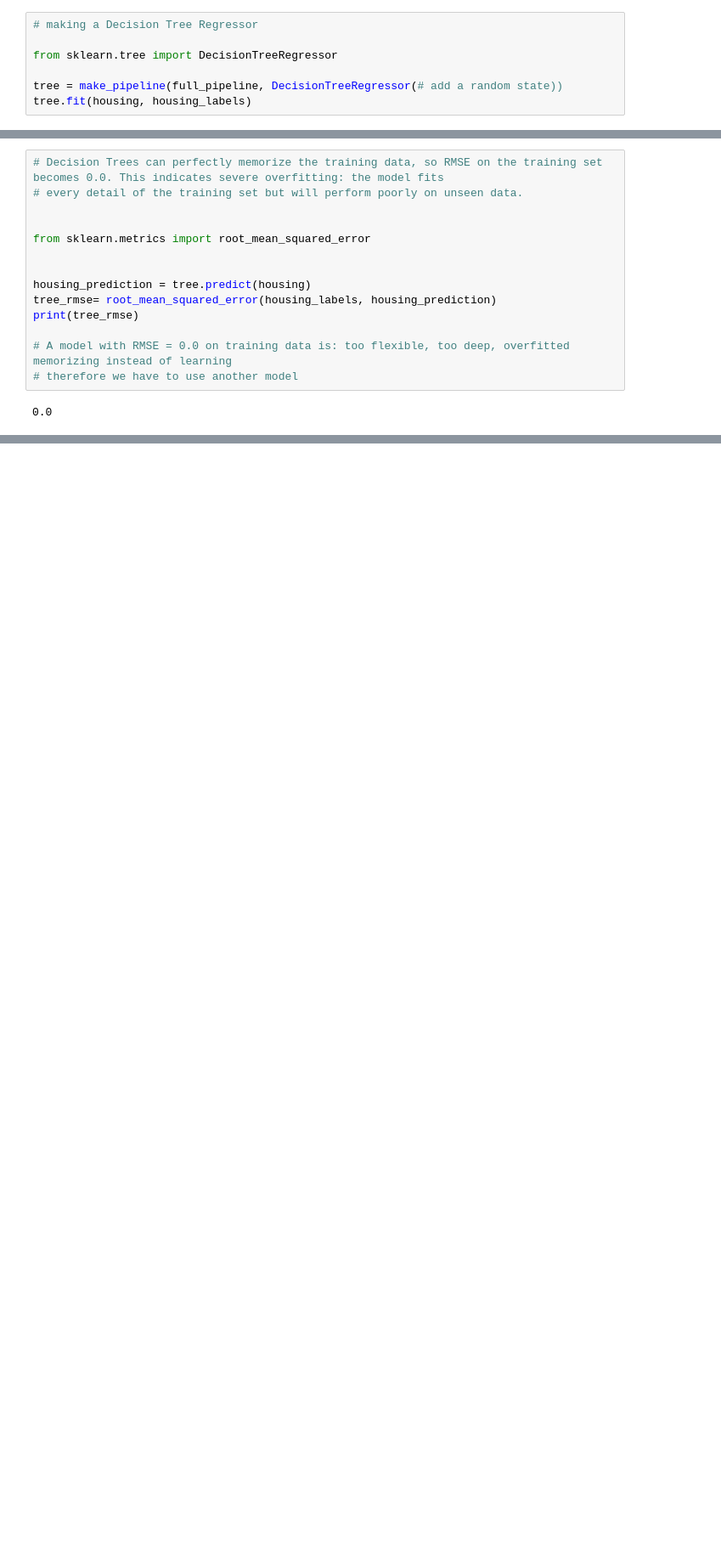
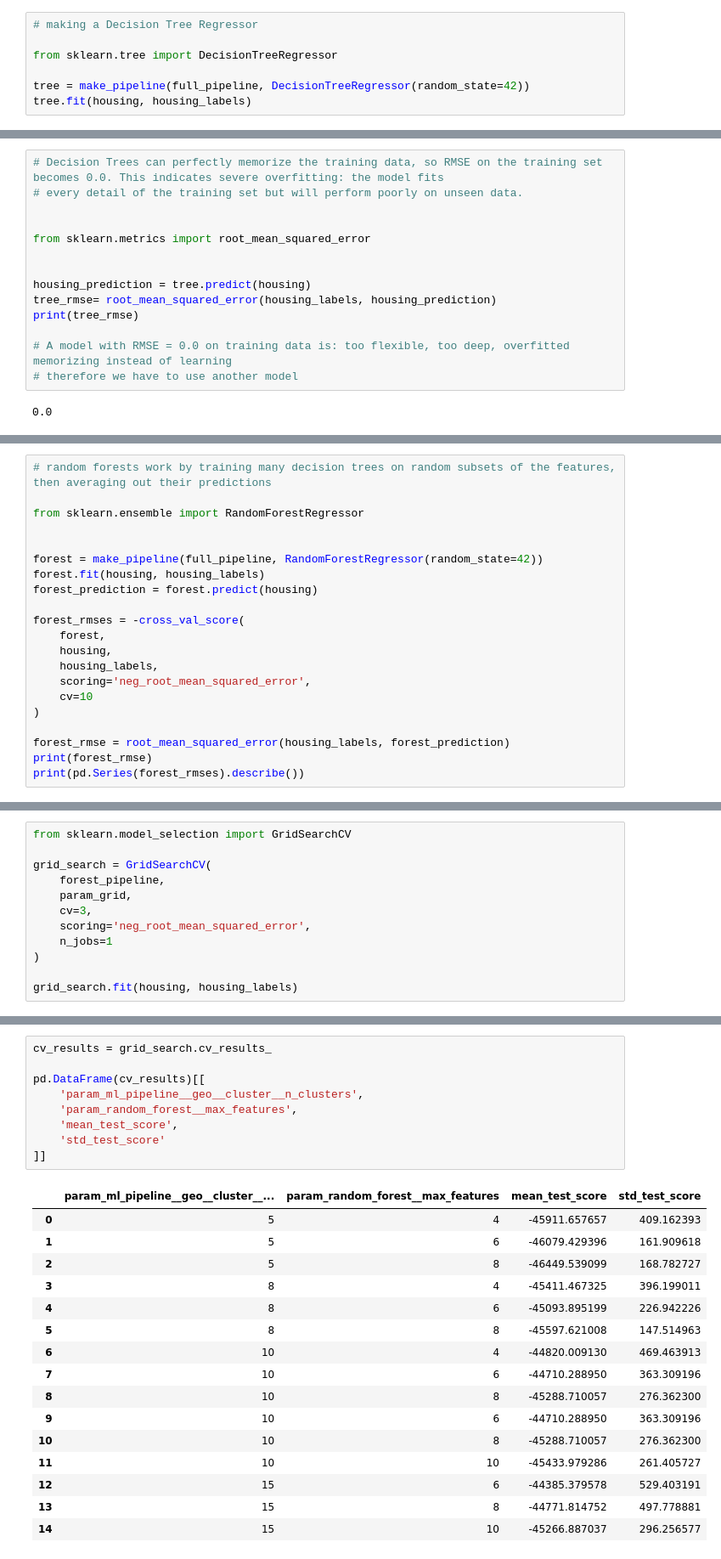
Before and after one commit to Dev-Flurssy/ml-projects, a Jupyter notebook: projects/Regression/Califonia Housing Prediction Model.ipynb, the cells around one changed output, grey strips where cells are left out. Shown at 85% size. Saved outputs shown, nothing was run; the diff lists cells and outputs as text; blank space fills up the shorter version.

```diff
--- a/projects/Regression/Califonia Housing Prediction Model.ipynb
+++ b/projects/Regression/Califonia Housing Prediction Model.ipynb
@@ -441,7 +464,7 @@ Actual RMSE on train set: 66175.98072435561
 
 from sklearn.tree import DecisionTreeRegressor
 
-tree = make_pipeline(full_pipeline, DecisionTreeRegressor(# add a random state))
+tree = make_pipeline(full_pipeline, DecisionTreeRegressor(random_state=42))
 tree.fit(housing, housing_labels)
 # %% [output]
 Pipeline(steps=[('columntransformer',
@@ -479,0 +561,21 @@ print(tree_rmse)
+# %%
+# random forests work by training many decision trees on random subsets of the features, then averaging out their predictions
+
+from sklearn.ensemble import RandomForestRegressor
+
+
+forest = make_pipeline(full_pipeline, RandomForestRegressor(random_state=42))
+forest.fit(housing, housing_labels)
+forest_prediction = forest.predict(housing)
+
+forest_rmses = -cross_val_score(
+    forest,
+    housing,
+    housing_labels,
+    scoring='neg_root_mean_squared_error',
+    cv=10
+)
+
+forest_rmse = root_mean_squared_error(housing_labels, forest_prediction)
+print(forest_rmse)
+print(pd.Series(forest_rmses).describe())
@@ -479,0 +624,12 @@ print(tree_rmse)
+# %%
+from sklearn.model_selection import GridSearchCV
+
+grid_search = GridSearchCV(
+    forest_pipeline,
+    param_grid,
+    cv=3,
+    scoring='neg_root_mean_squared_error',
+    n_jobs=1
+)
+
+grid_search.fit(housing, housing_labels)
@@ -479,0 +660,26 @@ print(tree_rmse)
+# %%
+cv_results = grid_search.cv_results_
+
+pd.DataFrame(cv_results)[[
+    'param_ml_pipeline__geo__cluster__n_clusters',
+    'param_random_forest__max_features',
+    'mean_test_score',
+    'std_test_score'
+]]
+# %% [output]
+|  | param_ml_pipeline__geo__cluster__... | param_random_forest__max_features | mean_test_score | std_test_score |
+| 0 | 5 | 4 | -45911.657657 | 409.162393 |
+| 1 | 5 | 6 | -46079.429396 | 161.909618 |
+| 2 | 5 | 8 | -46449.539099 | 168.782727 |
+| 3 | 8 | 4 | -45411.467325 | 396.199011 |
+| 4 | 8 | 6 | -45093.895199 | 226.942226 |
+| 5 | 8 | 8 | -45597.621008 | 147.514963 |
+| 6 | 10 | 4 | -44820.009130 | 469.463913 |
+| 7 | 10 | 6 | -44710.288950 | 363.309196 |
+| 8 | 10 | 8 | -45288.710057 | 276.362300 |
+| 9 | 10 | 6 | -44710.288950 | 363.309196 |
+| 10 | 10 | 8 | -45288.710057 | 276.362300 |
+| 11 | 10 | 10 | -45433.979286 | 261.405727 |
+| 12 | 15 | 6 | -44385.379578 | 529.403191 |
+| 13 | 15 | 8 | -44771.814752 | 497.778881 |
+| 14 | 15 | 10 | -45266.887037 | 296.256577 |
```
Also changed, not shown: parts of 21 cells of this notebook, 1 other file.
